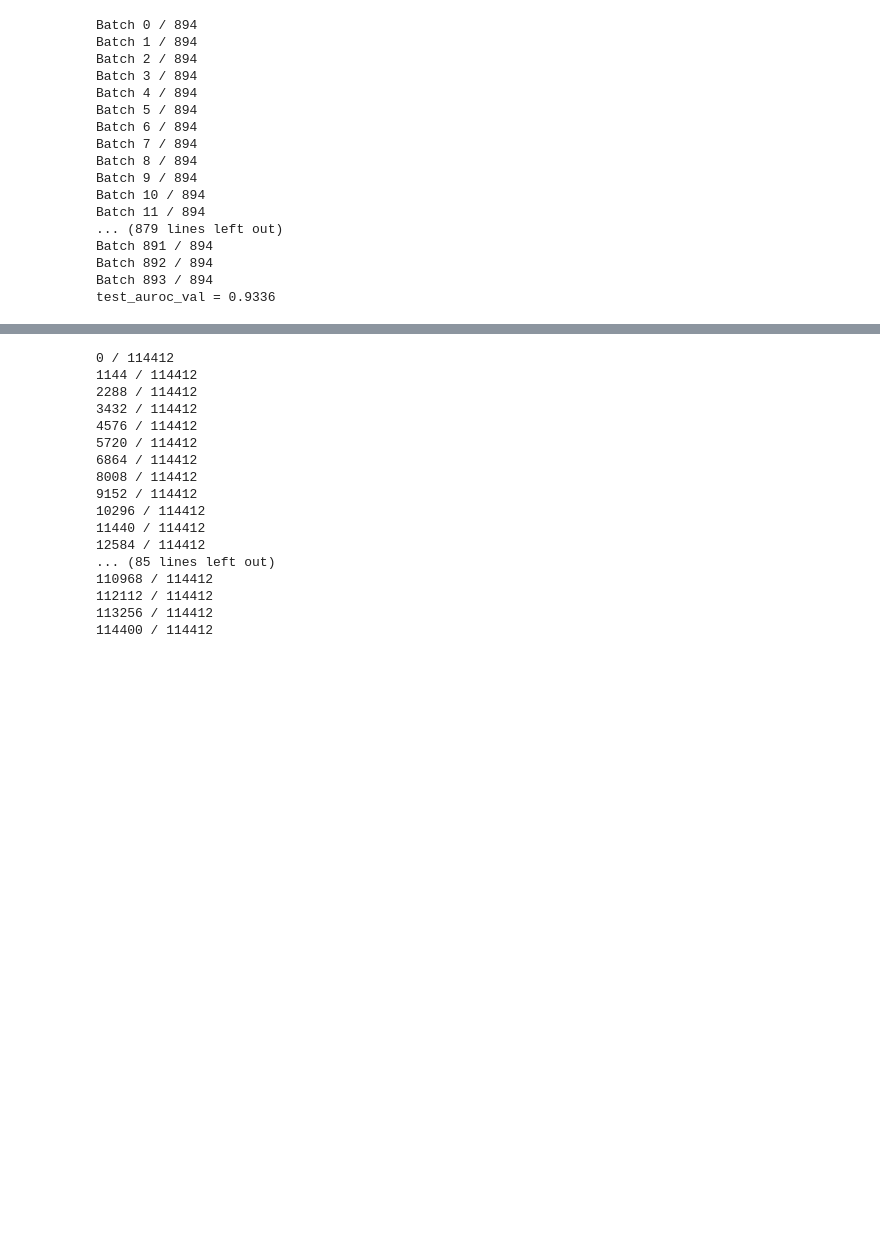
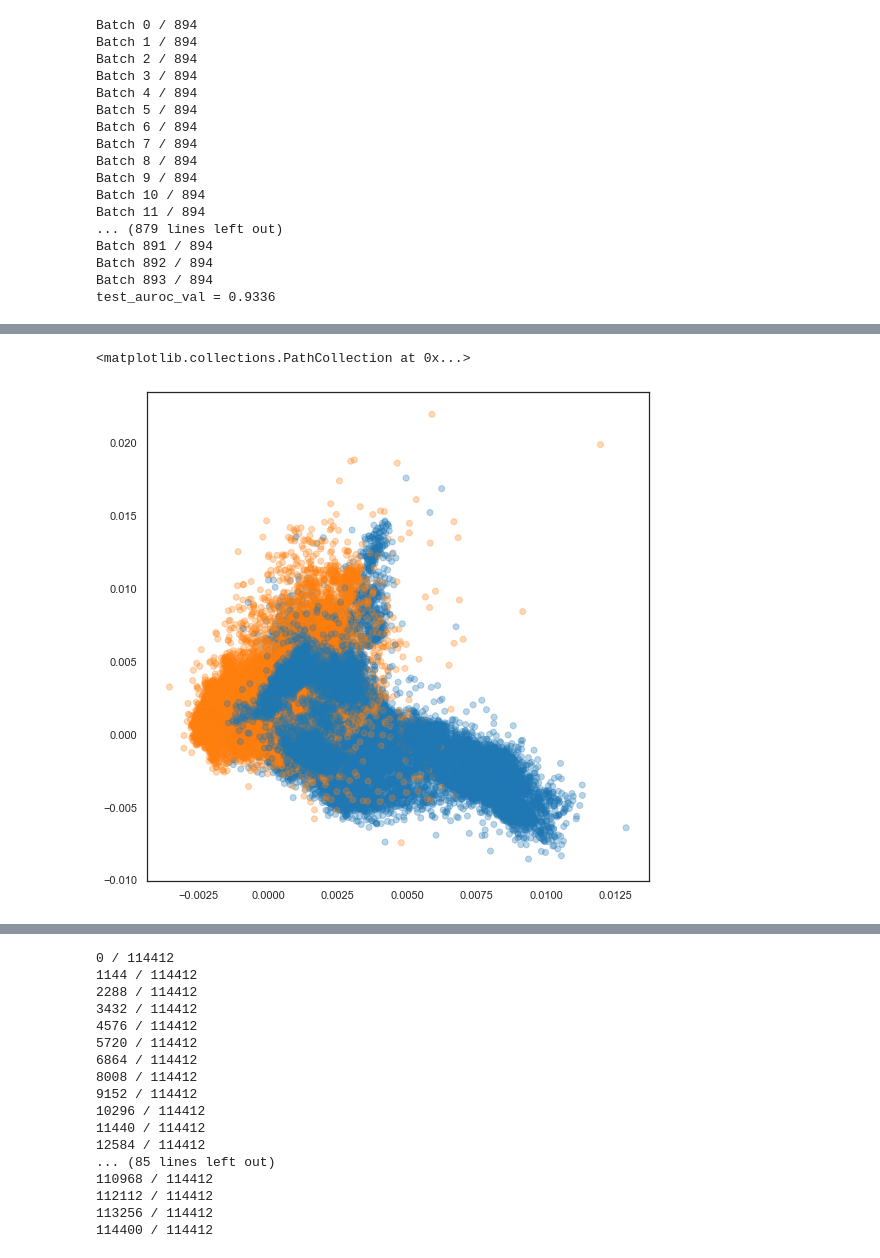
Before and after one commit to YilongJu/adios, a Jupyter notebook: 20221019-Explore_CNN_features.ipynb, the cells around one changed output, grey strips where cells are left out. Cells and saved outputs as stored; diff of their text form; code cells hidden in the pictures; blank space fills up the shorter version.

```diff
--- a/20221019-Explore_CNN_features.ipynb
+++ b/20221019-Explore_CNN_features.ipynb
@@ -171,0 +221,12 @@ torch.Size([114412, 16])
+# %%
+y_true_all_np = y_true_all.detach().numpy()
+# %%
+import matplotlib.cm as cm
+color_list = [cm.tab10(ele) for ele in y_true_all_np]
+# %%
+sns.set(style="white")
+plt.figure(figsize=(9, 9))
+plt.scatter(pca.components_[0, :], pca.components_[1, :], c=color_list, alpha=0.3)
+# %% [output]
+<matplotlib.collections.PathCollection at 0x...>
+[figure, added]
```
Also changed, not shown: parts of 36 cells of this notebook, 9 other files.
